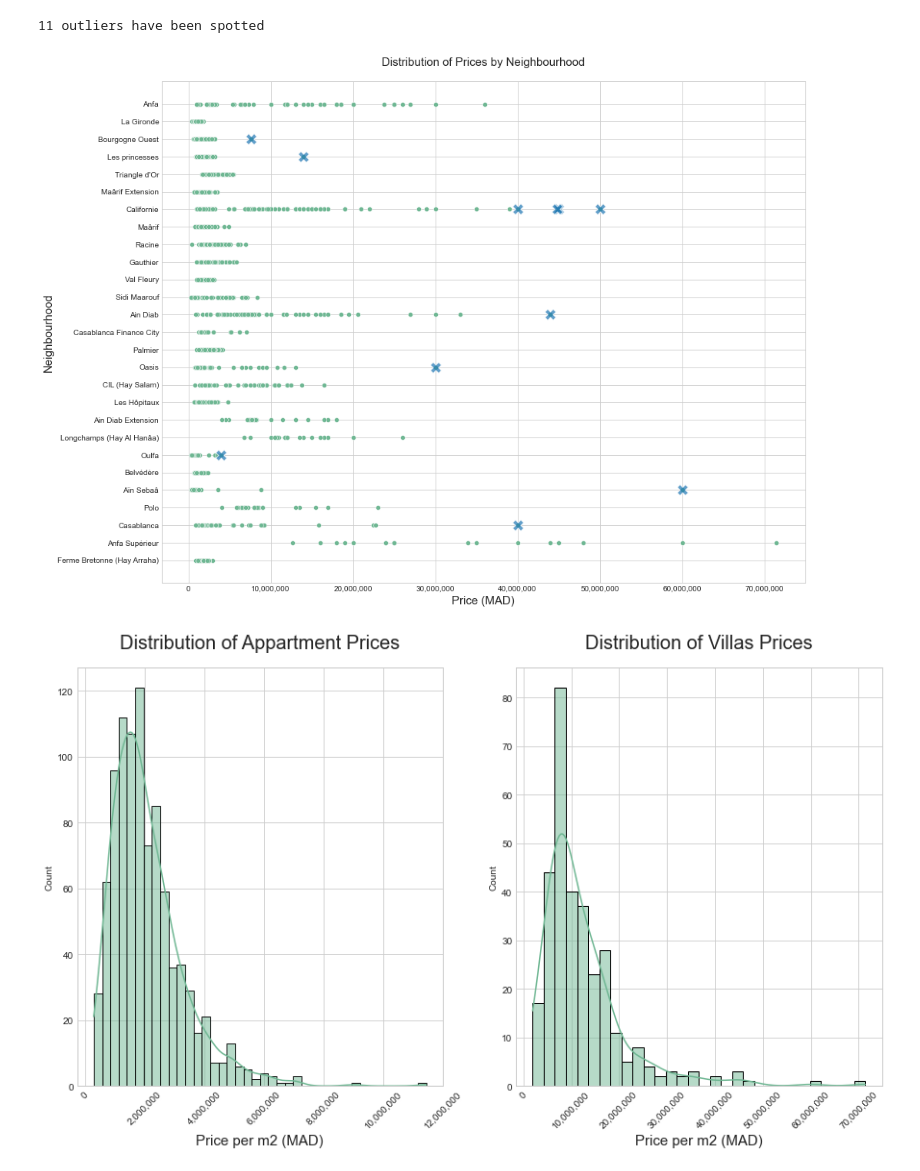
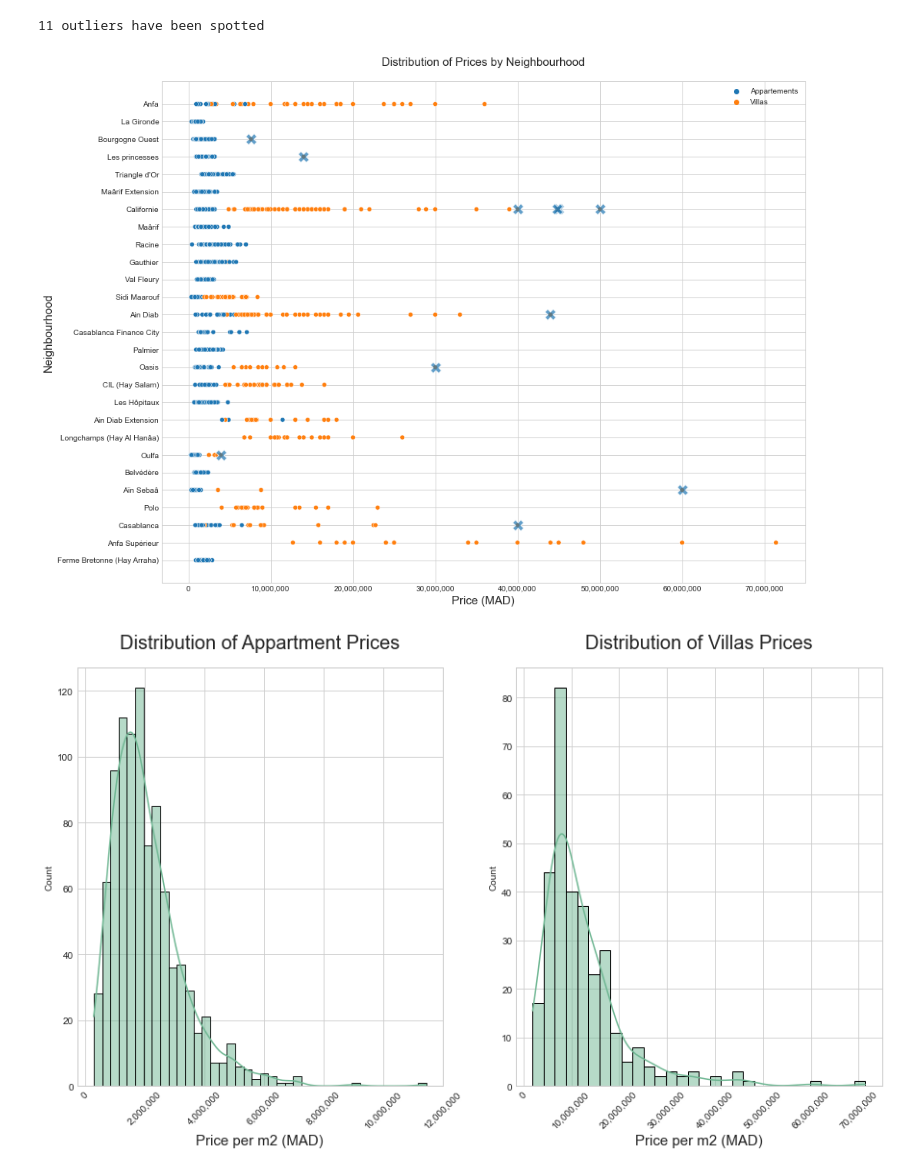
Before and after one commit to iliasoudghiri/Casablanca-House-Prices, a Jupyter notebook: Mubawab_EDA_Price.ipynb, the cells around one changed output. Cells and saved outputs as stored; diff of their text form; code cells hidden in the pictures.

```diff
--- a/Mubawab_EDA_Price.ipynb
+++ b/Mubawab_EDA_Price.ipynb
@@ -515,27 +524,28 @@ print( f'{len(id_drop_2)} outliers have been spotted')
 # %%
 #Visualize the listings price_m2 by neighbourhoods and selected outliers
 fig, ax = plt.subplots(figsize = (15,12))
 g1 = sns.scatterplot(data = df_outli,
                      y='Localisation',
                      x='Price',
                      ax = ax,
+                     hue = 'Type',
                      color = cust_pal[5])
 g2 = sns.scatterplot(data = df_outli.loc[id_drop_2],
                      y='Localisation',
                      x='Price',
                      marker = 'X',
                      alpha = 0.7,
                      palette='brg',
                      s= 200,
                      ax =ax)
 
 _ = plt.ylabel('Neighbourhood',fontdict = {'fontsize':15})
 _ = plt.xlabel('Price (MAD)', fontdict = {'fontsize':15})
 _ = plt.title('Distribution of Prices by Neighbourhood',pad = 20,fontdict = {'fontsize':15})
 ax.xaxis.set_major_formatter(FuncFormatter(lambda x,p: format(int(x),',')))
 plt.show()
 # %% [output]
-[figure, old version]
+[figure, new version]
 # %%
 #Drop outliers
 df_clean = df_outli.drop(id_drop_2).reset_index(drop = True)
```
Also changed, not shown: parts of 2 cells of this notebook, 11 other files.
